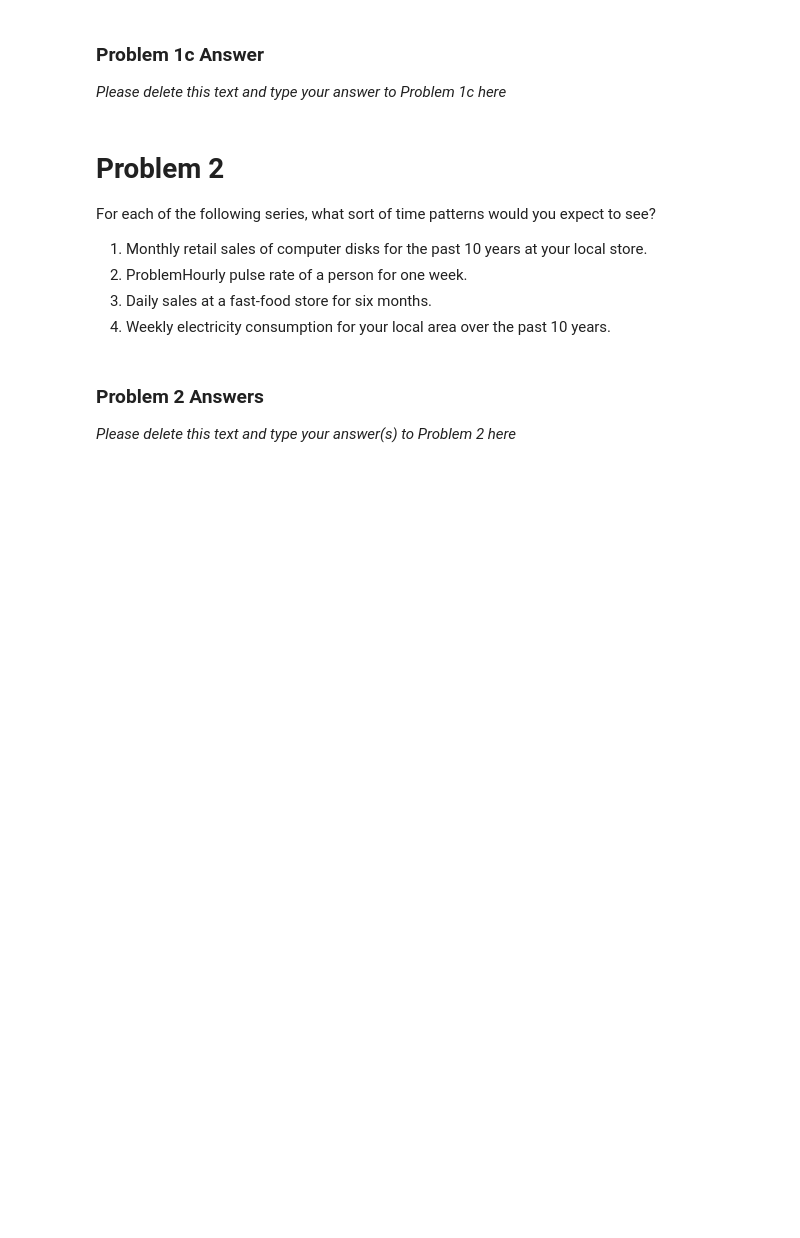
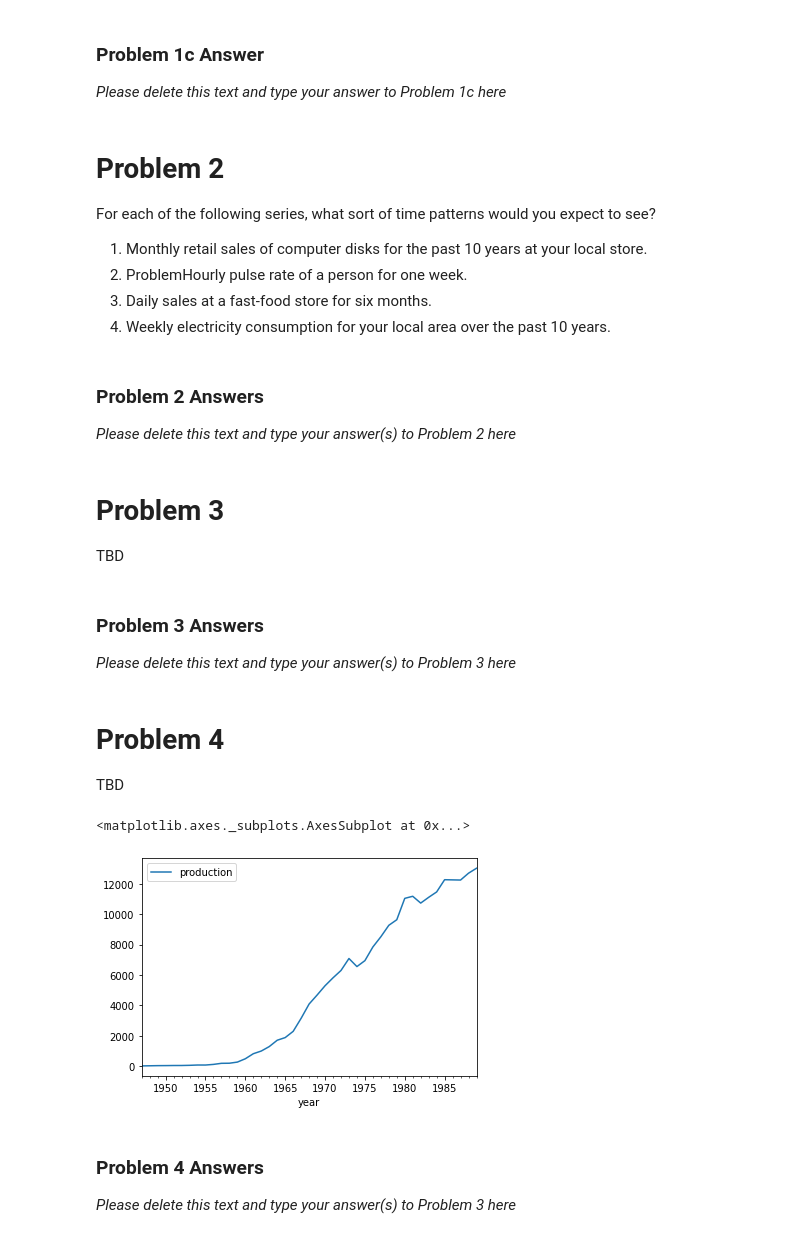
Before and after one commit to ZacharySBrown/vcu-scma440-2021q1, a Jupyter notebook: assignments/Assignment1.ipynb, the cells around one changed output. Drawn from its saved outputs; the diff is of its cells as text; code cells hidden in the pictures; blank space fills up the shorter version.

```diff
--- a/assignments/Assignment1.ipynb
+++ b/assignments/Assignment1.ipynb
@@ -149,3 +157,23 @@ For each of the following series, what sort of time patterns would you expect to
 ### Problem 2 Answers
 
 *Please delete this text and type your answer(s) to Problem 2 here*
+# %% [markdown]
+# Problem 3
+TBD
+# %% [markdown]
+### Problem 3 Answers
+
+*Please delete this text and type your answer(s) to Problem 3 here*
+# %% [markdown]
+# Problem 4
+TBD
+# %%
+time_series = pd.read_csv('japanese_auto_production.csv', parse_dates=['year']).set_index('year')
+time_series.plot()
+# %% [output]
+<matplotlib.axes._subplots.AxesSubplot at 0x...>
+[figure, added]
+# %% [markdown]
+### Problem 4 Answers
+
+*Please delete this text and type your answer(s) to Problem 3 here*
```
Also changed, not shown: parts of 2 cells of this notebook.
